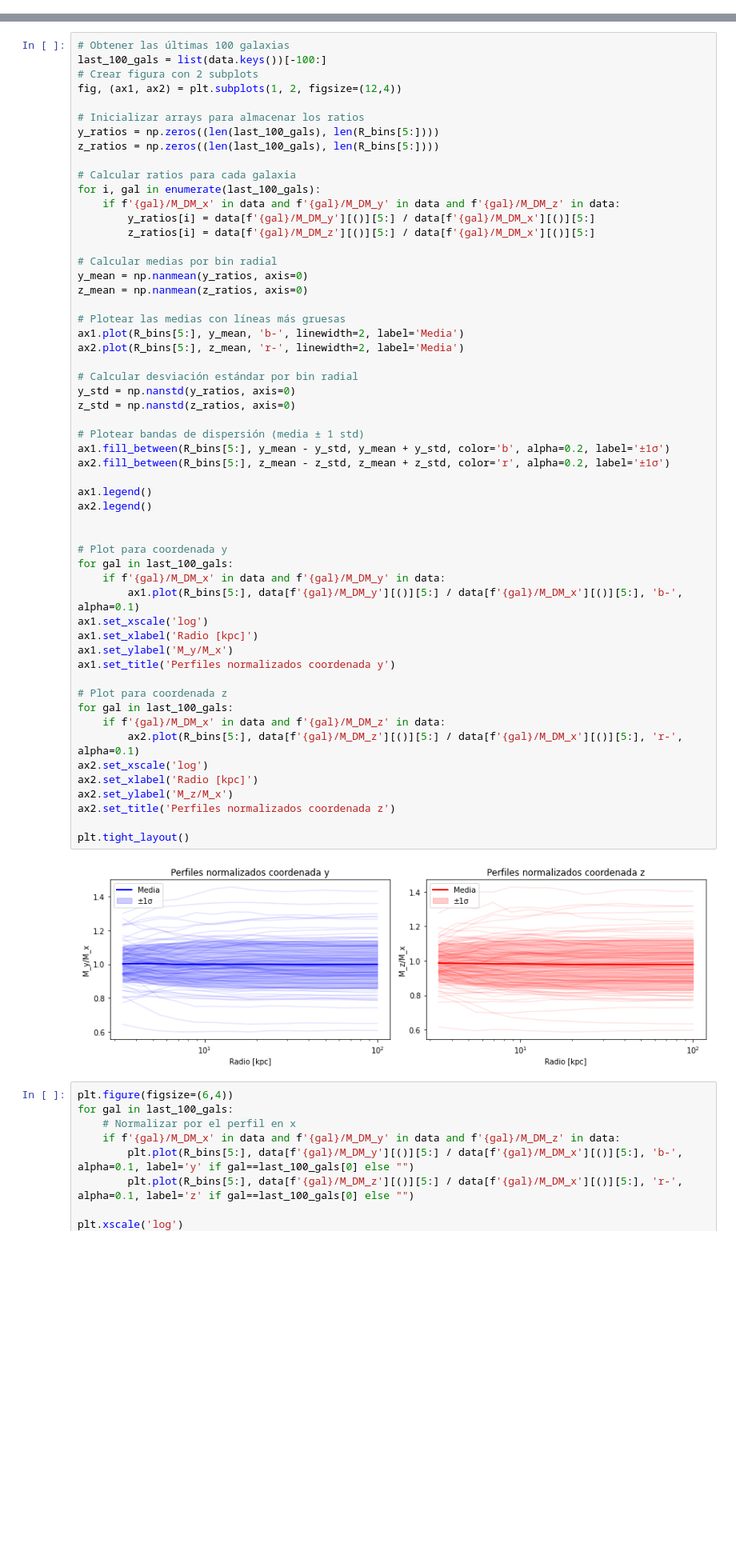
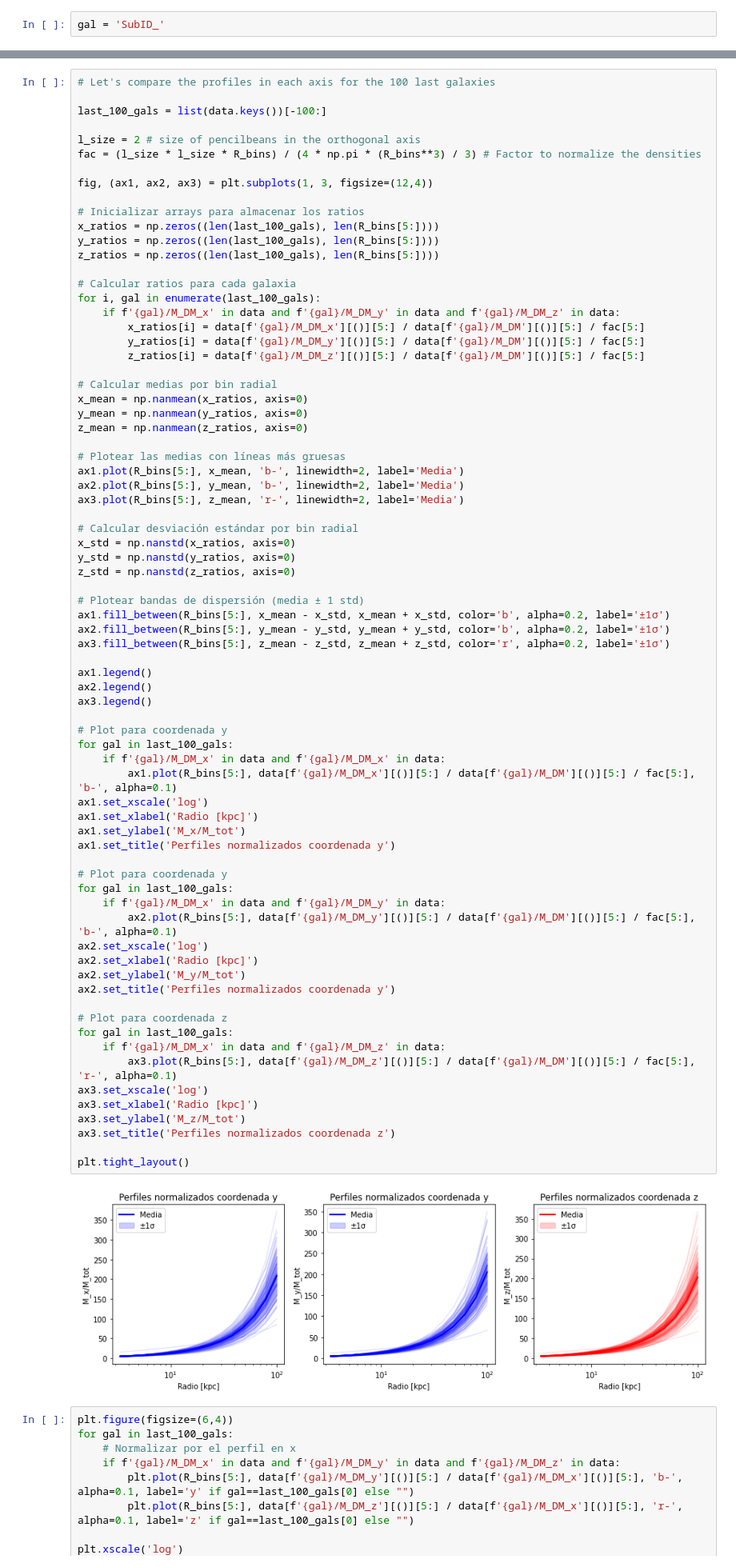
Before and after one commit to Martindelosrios/MaDaMe, a Jupyter notebook: codes/AnalysisProps.ipynb, the cells around one changed output, grey strips where cells are left out. Shown at 80% size. Cells and saved outputs as stored; diff of their text form; blank space fills up the shorter version.

```diff
--- a/codes/AnalysisProps.ipynb
+++ b/codes/AnalysisProps.ipynb
@@ -321,0 +340,2 @@ Text(0.5, 1.0, 'Perfiles de masa normalizados')
+# %%
+gal = 'SubID_'
@@ -322,60 +362,79 @@ Text(0.5, 1.0, 'Perfiles de masa normalizados')
 # %%
-# Obtener las últimas 100 galaxias
+# Let's compare the profiles in each axis for the 100 last galaxies
+
 last_100_gals = list(data.keys())[-100:]
-# Crear figura con 2 subplots
-fig, (ax1, ax2) = plt.subplots(1, 2, figsize=(12,4))
+
+l_size = 2 # size of pencilbeans in the orthogonal axis
+fac = (l_size * l_size * R_bins) / (4 * np.pi * (R_bins**3) / 3) # Factor to normalize the densities
+
+fig, (ax1, ax2, ax3) = plt.subplots(1, 3, figsize=(12,4))
 
 # Inicializar arrays para almacenar los ratios
+x_ratios = np.zeros((len(last_100_gals), len(R_bins[5:])))
 y_ratios = np.zeros((len(last_100_gals), len(R_bins[5:])))
 z_ratios = np.zeros((len(last_100_gals), len(R_bins[5:])))
 
 # Calcular ratios para cada galaxia
 for i, gal in enumerate(last_100_gals):
     if f'{gal}/M_DM_x' in data and f'{gal}/M_DM_y' in data and f'{gal}/M_DM_z' in data:
-        y_ratios[i] = data[f'{gal}/M_DM_y'][()][5:] / data[f'{gal}/M_DM_x'][()][5:]
-        z_ratios[i] = data[f'{gal}/M_DM_z'][()][5:] / data[f'{gal}/M_DM_x'][()][5:]
+        x_ratios[i] = data[f'{gal}/M_DM_x'][()][5:] / data[f'{gal}/M_DM'][()][5:] / fac[5:]
+        y_ratios[i] = data[f'{gal}/M_DM_y'][()][5:] / data[f'{gal}/M_DM'][()][5:] / fac[5:]
+        z_ratios[i] = data[f'{gal}/M_DM_z'][()][5:] / data[f'{gal}/M_DM'][()][5:] / fac[5:]
 
 # Calcular medias por bin radial
+x_mean = np.nanmean(x_ratios, axis=0)
 y_mean = np.nanmean(y_ratios, axis=0)
 z_mean = np.nanmean(z_ratios, axis=0)
 
 # Plotear las medias con líneas más gruesas
-ax1.plot(R_bins[5:], y_mean, 'b-', linewidth=2, label='Media')
-ax2.plot(R_bins[5:], z_mean, 'r-', linewidth=2, label='Media')
+ax1.plot(R_bins[5:], x_mean, 'b-', linewidth=2, label='Media')
+ax2.plot(R_bins[5:], y_mean, 'b-', linewidth=2, label='Media')
+ax3.plot(R_bins[5:], z_mean, 'r-', linewidth=2, label='Media')
 
 # Calcular desviación estándar por bin radial
+x_std = np.nanstd(x_ratios, axis=0)
 y_std = np.nanstd(y_ratios, axis=0)
 z_std = np.nanstd(z_ratios, axis=0)
 
 # Plotear bandas de dispersión (media ± 1 std)
-ax1.fill_between(R_bins[5:], y_mean - y_std, y_mean + y_std, color='b', alpha=0.2, label='±1σ')
-ax2.fill_between(R_bins[5:], z_mean - z_std, z_mean + z_std, color='r', alpha=0.2, label='±1σ')
+ax1.fill_between(R_bins[5:], x_mean - x_std, x_mean + x_std, color='b', alpha=0.2, label='±1σ')
+ax2.fill_between(R_bins[5:], y_mean - y_std, y_mean + y_std, color='b', alpha=0.2, label='±1σ')
+ax3.fill_between(R_bins[5:], z_mean - z_std, z_mean + z_std, color='r', alpha=0.2, label='±1σ')
 
 ax1.legend()
 ax2.legend()
+ax3.legend()
 
+# Plot para coordenada y
+for gal in last_100_gals:
+    if f'{gal}/M_DM_x' in data and f'{gal}/M_DM_x' in data:
+        ax1.plot(R_bins[5:], data[f'{gal}/M_DM_x'][()][5:] / data[f'{gal}/M_DM'][()][5:] / fac[5:], 'b-', alpha=0.1)
+ax1.set_xscale('log')
+ax1.set_xlabel('Radio [kpc]')
+ax1.set_ylabel('M_x/M_tot')
+ax1.set_title('Perfiles normalizados coordenada y')
 
 # Plot para coordenada y
 for gal in last_100_gals:
     if f'{gal}/M_DM_x' in data and f'{gal}/M_DM_y' in data:
-        ax1.plot(R_bins[5:], data[f'{gal}/M_DM_y'][()][5:] / data[f'{gal}/M_DM_x'][()][5:], 'b-', alpha=0.1)
-ax1.set_xscale('log')
-ax1.set_xlabel('Radio [kpc]')
-ax1.set_ylabel('M_y/M_x')
-ax1.set_title('Perfiles normalizados coordenada y')
+        ax2.plot(R_bins[5:], data[f'{gal}/M_DM_y'][()][5:] / data[f'{gal}/M_DM'][()][5:] / fac[5:], 'b-', alpha=0.1)
+ax2.set_xscale('log')
+ax2.set_xlabel('Radio [kpc]')
+ax2.set_ylabel('M_y/M_tot')
+ax2.set_title('Perfiles normalizados coordenada y')
 
 # Plot para coordenada z
 for gal in last_100_gals:
     if f'{gal}/M_DM_x' in data and f'{gal}/M_DM_z' in data:
-        ax2.plot(R_bins[5:], data[f'{gal}/M_DM_z'][()][5:] / data[f'{gal}/M_DM_x'][()][5:], 'r-', alpha=0.1)
-ax2.set_xscale('log')
-ax2.set_xlabel('Radio [kpc]')
-ax2.set_ylabel('M_z/M_x')
-ax2.set_title('Perfiles normalizados coordenada z')
+        ax3.plot(R_bins[5:], data[f'{gal}/M_DM_z'][()][5:] / data[f'{gal}/M_DM'][()][5:] / fac[5:], 'r-', alpha=0.1)
+ax3.set_xscale('log')
+ax3.set_xlabel('Radio [kpc]')
+ax3.set_ylabel('M_z/M_tot')
+ax3.set_title('Perfiles normalizados coordenada z')
 
 plt.tight_layout()
 # %% [output]
-[figure, old version]
+[figure, new version]
 # %%
 plt.figure(figsize=(6,4))
 for gal in last_100_gals:
```
Also changed, not shown: parts of 6 cells of this notebook, 1 other file.
